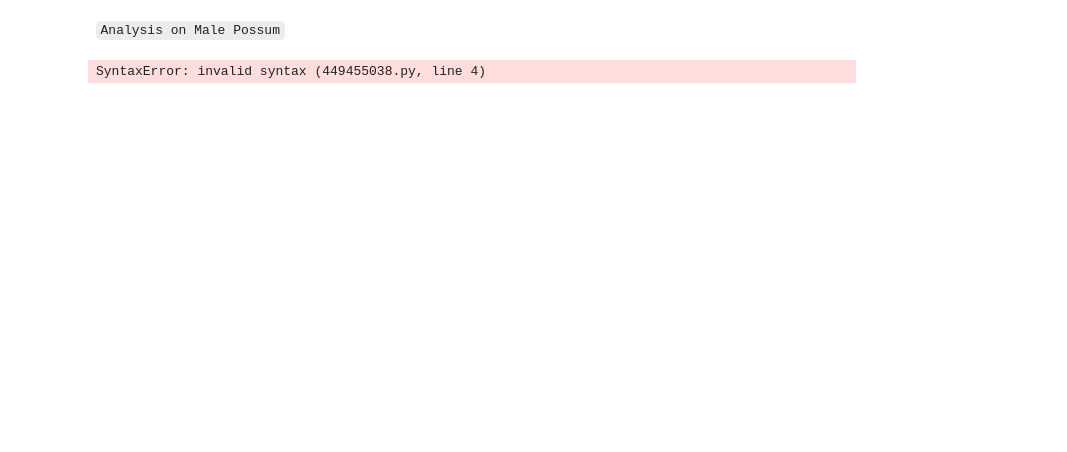
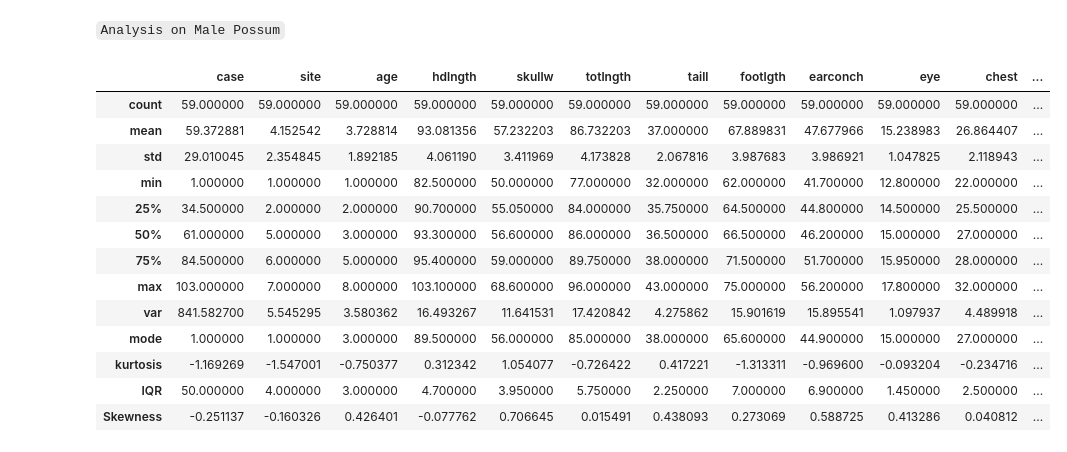
Before and after one commit to RIDOX-AIeNG/AI-D-D, a Jupyter notebook: WEEK_6/TASK_FOLDER/Task_18.ipynb, the cells around one changed output. Saved outputs shown, nothing was run; the diff lists cells and outputs as text; code cells hidden in the pictures; blank space fills up the shorter version.

```diff
--- a/WEEK_6/TASK_FOLDER/Task_18.ipynb
+++ b/WEEK_6/TASK_FOLDER/Task_18.ipynb
@@ -145,19 +152,33 @@ male_possum = possum[possum['sex'] == 'm']
 # %%
 male_des = male_possum.describe()
 # %%
-#Calculating the  VARIANCE of the male specie
-male_des.loc['var', 'case': 'belly'] = male_des.loc['std', 'case': 'belly'] ** 2
-
-male_des.loc['mode', 'case':'belly'] = [stats.mode(male_possum[feature]) for feature in male_des.columns]
+#Calculating the mode of the male specie
+male_des.loc['mode', 'case':'belly'] = [stats.mode(male_possum[feature])[0] for feature in male_des.columns]
 
 #Calculating the  Kurtosis of the male specie
 male_des.loc['kurtosis'] = [stats.kurtosis(male_possum[feature]) for feature in male_des.columns]
+
+#Calculating the  VARIANCE of the male specie
+male_des.loc['var', 'case': 'belly'] = male_des.loc['std', 'case': 'belly'] ** 2
 
 #Calculating the  IQR of the male specie
 male_des.loc['IQR'] = male_des.loc['75%', 'case':'belly'] -  male_des.loc['25%', 'case':'belly']
 
 #Calculating the  Skewness of the male specie
 male_des.loc['Skewness'] = [stats.skew(male_possum[feature]) for feature in male_des.columns]
 male_des
 # %% [output]
-SyntaxError: invalid syntax (449455038.py, line 4)
+|  | case | site | age | hdlngth | skullw | totlngth | taill | footlgth | earconch | eye | chest | ... |
+| count | 59.000000 | 59.000000 | 59.000000 | 59.000000 | 59.000000 | 59.000000 | 59.000000 | 59.000000 | 59.000000 | 59.000000 | 59.000000 | ... |
+| mean | 59.372881 | 4.152542 | 3.728814 | 93.081356 | 57.232203 | 86.732203 | 37.000000 | 67.889831 | 47.677966 | 15.238983 | 26.864407 | ... |
+| std | 29.010045 | 2.354845 | 1.892185 | 4.061190 | 3.411969 | 4.173828 | 2.067816 | 3.987683 | 3.986921 | 1.047825 | 2.118943 | ... |
+| min | 1.000000 | 1.000000 | 1.000000 | 82.500000 | 50.000000 | 77.000000 | 32.000000 | 62.000000 | 41.700000 | 12.800000 | 22.000000 | ... |
+| 25% | 34.500000 | 2.000000 | 2.000000 | 90.700000 | 55.050000 | 84.000000 | 35.750000 | 64.500000 | 44.800000 | 14.500000 | 25.500000 | ... |
+| 50% | 61.000000 | 5.000000 | 3.000000 | 93.300000 | 56.600000 | 86.000000 | 36.500000 | 66.500000 | 46.200000 | 15.000000 | 27.000000 | ... |
+| 75% | 84.500000 | 6.000000 | 5.000000 | 95.400000 | 59.000000 | 89.750000 | 38.000000 | 71.500000 | 51.700000 | 15.950000 | 28.000000 | ... |
+| max | 103.000000 | 7.000000 | 8.000000 | 103.100000 | 68.600000 | 96.000000 | 43.000000 | 75.000000 | 56.200000 | 17.800000 | 32.000000 | ... |
+| var | 841.582700 | 5.545295 | 3.580362 | 16.493267 | 11.641531 | 17.420842 | 4.275862 | 15.901619 | 15.895541 | 1.097937 | 4.489918 | ... |
+| mode | 1.000000 | 1.000000 | 3.000000 | 89.500000 | 56.000000 | 85.000000 | 38.000000 | 65.600000 | 44.900000 | 15.000000 | 27.000000 | ... |
+| kurtosis | -1.169269 | -1.547001 | -0.750377 | 0.312342 | 1.054077 | -0.726422 | 0.417221 | -1.313311 | -0.969600 | -0.093204 | -0.234716 | ... |
+| IQR | 50.000000 | 4.000000 | 3.000000 | 4.700000 | 3.950000 | 5.750000 | 2.250000 | 7.000000 | 6.900000 | 1.450000 | 2.500000 | ... |
+| Skewness | -0.251137 | -0.160326 | 0.426401 | -0.077762 | 0.706645 | 0.015491 | 0.438093 | 0.273069 | 0.588725 | 0.413286 | 0.040812 | ... |
```
Also changed, not shown: parts of 5 cells of this notebook.
